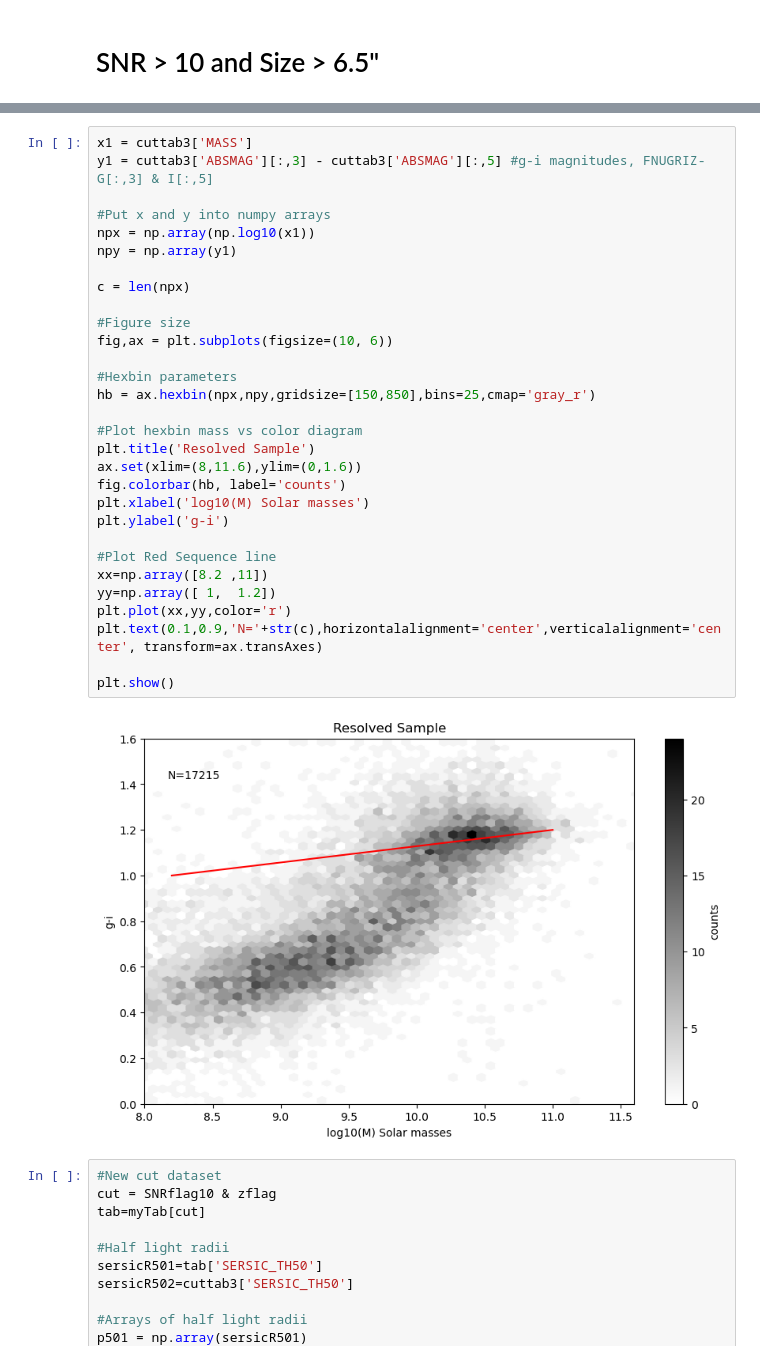
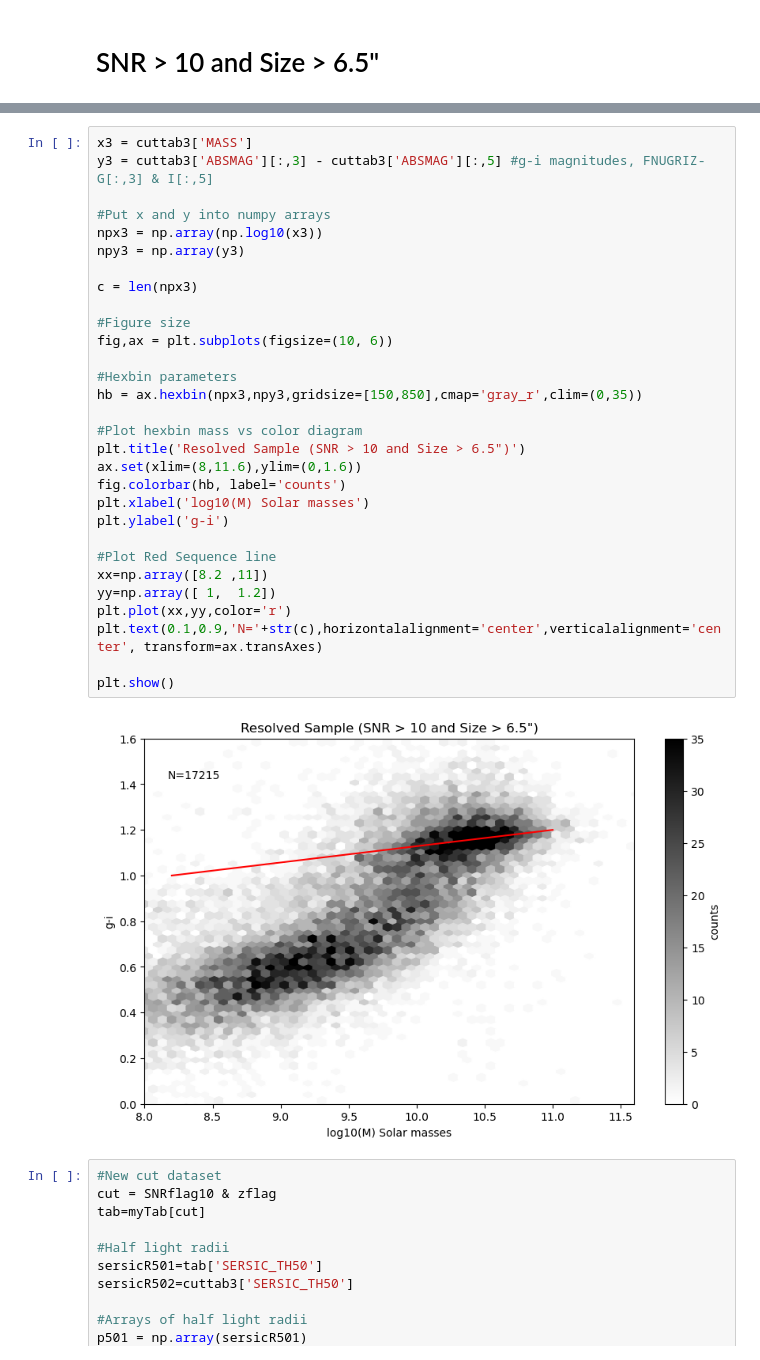
Before and after one commit to EvanBarkus/WISESize_Project, a Jupyter notebook: FlagChange.ipynb, the cells around one changed output, grey strips where cells are left out. Drawn from its saved outputs; the diff is of its cells as text.

```diff
--- a/FlagChange.ipynb
+++ b/FlagChange.ipynb
@@ -273,35 +267,35 @@ plt.clim(0.002,0.026)
 # %%
-x1 = cuttab3['MASS']
-y1 = cuttab3['ABSMAG'][:,3] - cuttab3['ABSMAG'][:,5] #g-i magnitudes, FNUGRIZ- G[:,3] & I[:,5]
+x3 = cuttab3['MASS']
+y3 = cuttab3['ABSMAG'][:,3] - cuttab3['ABSMAG'][:,5] #g-i magnitudes, FNUGRIZ- G[:,3] & I[:,5]
 
 #Put x and y into numpy arrays
-npx = np.array(np.log10(x1))
-npy = np.array(y1)
+npx3 = np.array(np.log10(x3))
+npy3 = np.array(y3)
 
-c = len(npx)
+c = len(npx3)
 
 #Figure size
 fig,ax = plt.subplots(figsize=(10, 6))
 
 #Hexbin parameters
-hb = ax.hexbin(npx,npy,gridsize=[150,850],bins=25,cmap='gray_r')
+hb = ax.hexbin(npx3,npy3,gridsize=[150,850],cmap='gray_r',clim=(0,35))
 
 #Plot hexbin mass vs color diagram
-plt.title('Resolved Sample')
+plt.title('Resolved Sample (SNR > 10 and Size > 6.5")')
 ax.set(xlim=(8,11.6),ylim=(0,1.6))
 fig.colorbar(hb, label='counts')
 plt.xlabel('log10(M) Solar masses')
 plt.ylabel('g-i')
 
 #Plot Red Sequence line
 xx=np.array([8.2 ,11])
 yy=np.array([ 1,  1.2])
 plt.plot(xx,yy,color='r')
 plt.text(0.1,0.9,'N='+str(c),horizontalalignment='center',verticalalignment='center', transform=ax.transAxes)
 
 plt.show()
 # %% [output]
-[figure, old version]
+[figure, new version]
 # %%
 #New cut dataset
 cut = SNRflag10 & zflag
```
Also changed, not shown: parts of 9 cells of this notebook, 1 other file.
